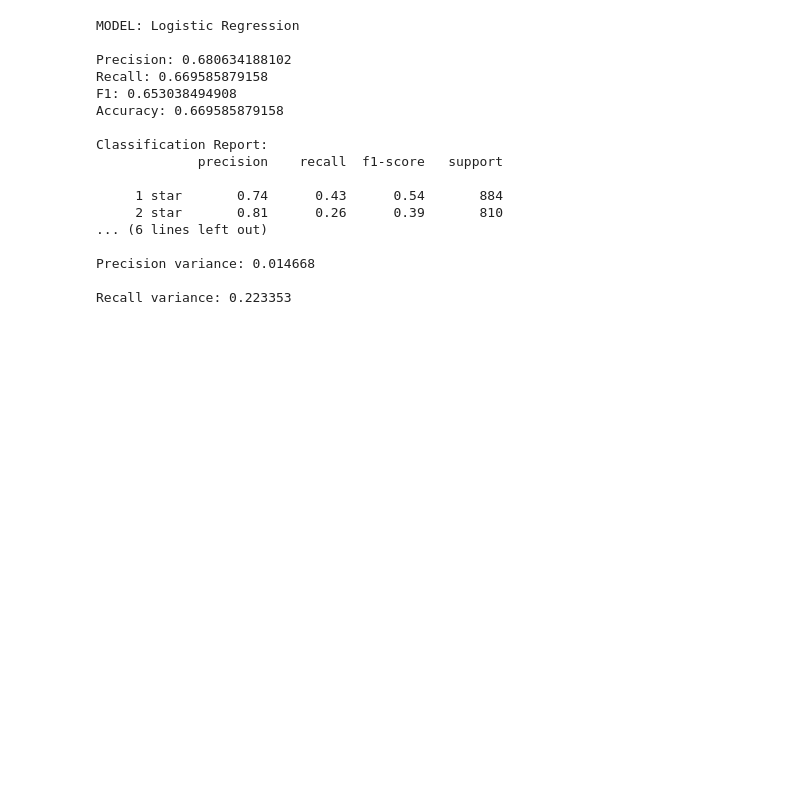
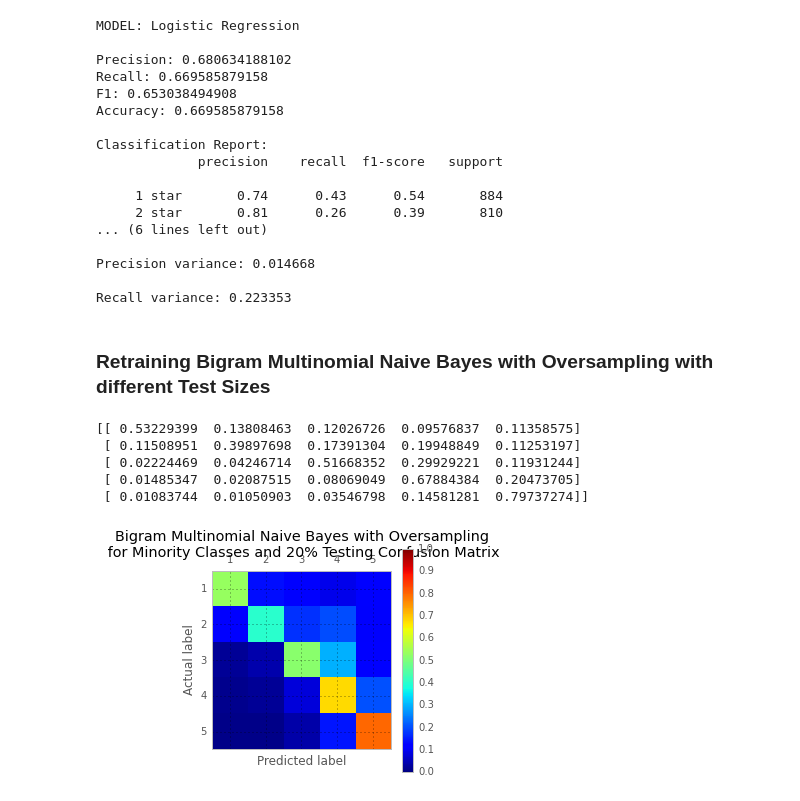
Before and after one commit to kevin11h/YelpDatasetChallengeDataScienceAndMachineLearningUCSD, a Jupyter notebook: Yelp Predictive Analytics.ipynb, the cells around one changed output. Saved outputs shown, nothing was run; the diff lists cells and outputs as text; code cells hidden in the pictures; blank space fills up the shorter version.

```diff
--- a/Yelp Predictive Analytics.ipynb
+++ b/Yelp Predictive Analytics.ipynb
@@ -1465,3 +1311,5 @@ Classification Report:
 Precision variance: 0.014668
 
 Recall variance: 0.223353
+# %% [markdown]
+### Retraining Bigram Multinomial Naive Bayes with Oversampling with different Test Sizes
@@ -1467,0 +1367,18 @@ Recall variance: 0.223353
+# %%
+twenty_oversampling_bigram_multinomial_feature_matrix_train = bigram_vectorizer.fit_transform(train_X)
+twenty_oversampling_bigram_multinomial_feature_matrix_test = bigram_vectorizer.transform(test_X)
+twenty_oversampling_bigram_multinomial_nb_classifier = MultinomialNB().fit(twenty_oversampling_bigram_multinomial_feature_matrix_train, train_y)
+twenty_oversampling_bigram_multinomial_nb_prediction = twenty_oversampling_bigram_multinomial_nb_classifier.predict(twenty_oversampling_bigram_multinomial_feature_matrix_test)
+# %%
+twenty_oversampling_bigram_multinomial_confusion_matrix = confusion_matrix(test_y, twenty_oversampling_bigram_multinomial_nb_prediction)
+print make_confusion_matrix_relative(twenty_oversampling_bigram_multinomial_confusion_matrix)
+plot_confusion_matrix(twenty_oversampling_bigram_multinomial_confusion_matrix,
+                      'Bigram Multinomial Naive Bayes with Oversampling \n for Minority Classes and 20% Testing Confusion Matrix',
+                      savefilename='TwentyBigramMultinomialOversamplingCM.png')
+# %% [output]
+[[ 0.53229399  0.13808463  0.12026726  0.09576837  0.11358575]
+ [ 0.11508951  0.39897698  0.17391304  0.19948849  0.11253197]
+ [ 0.02224469  0.04246714  0.51668352  0.29929221  0.11931244]
+ [ 0.01485347  0.02087515  0.08069049  0.67884384  0.20473705]
+ [ 0.01083744  0.01050903  0.03546798  0.14581281  0.79737274]]
+[figure, added]
```
Also changed, not shown: parts of 74 cells of this notebook.
